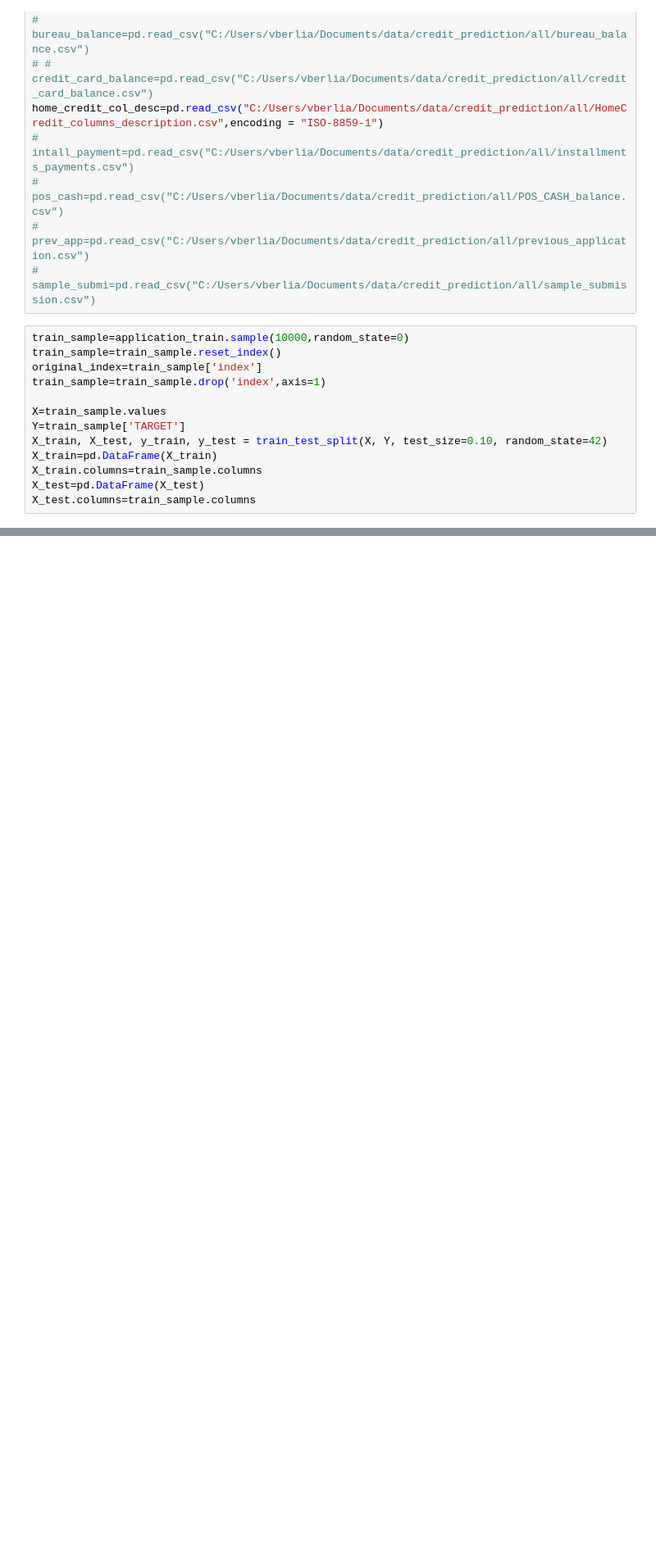
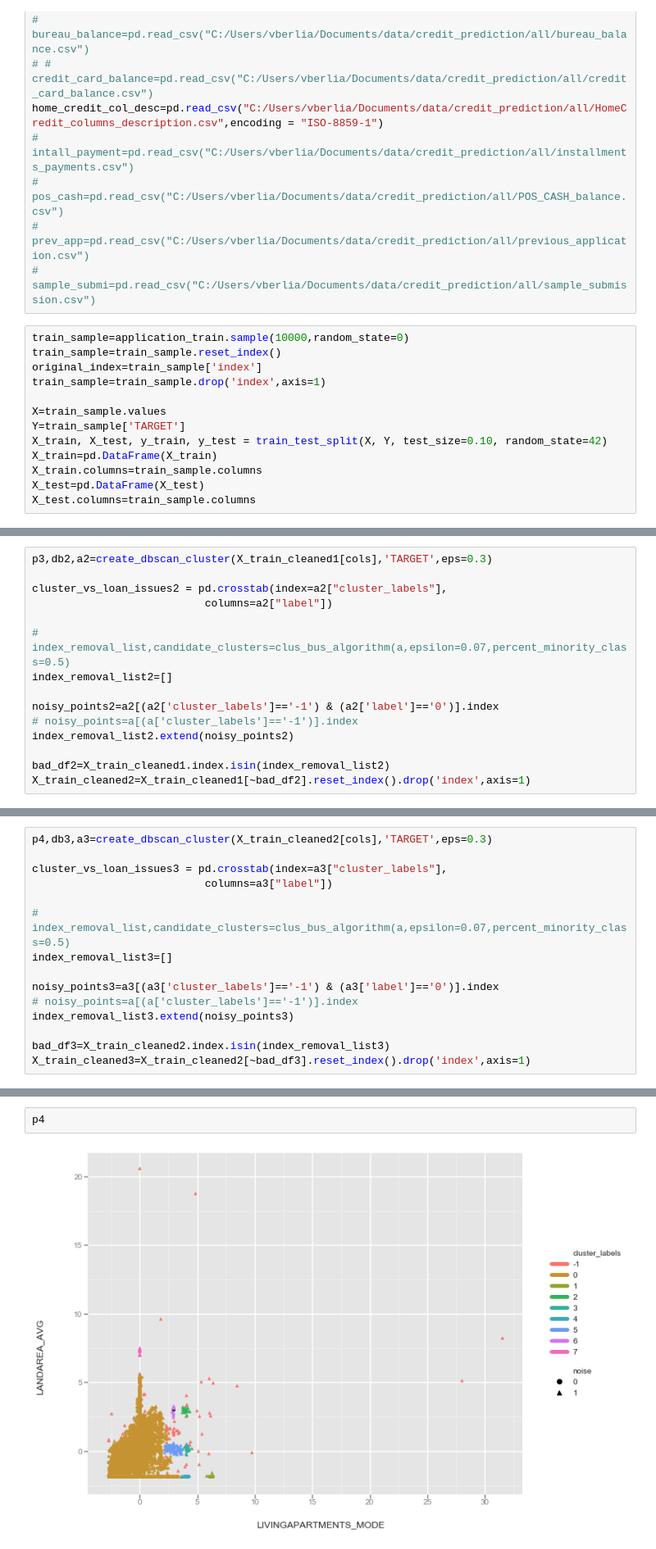
Before and after one commit to shanky221341/machine_learning, a Jupyter notebook: Notebooks/credit_predcition2.ipynb, the cells around one changed output, grey strips where cells are left out. Shown at 82% size. Saved outputs shown, nothing was run; the diff lists cells and outputs as text; blank space fills up the shorter version.

```diff
--- a/Notebooks/credit_predcition2.ipynb
+++ b/Notebooks/credit_predcition2.ipynb
@@ -306,0 +304,15 @@ all_report
+# %%
+p3,db2,a2=create_dbscan_cluster(X_train_cleaned1[cols],'TARGET',eps=0.3)
+
+cluster_vs_loan_issues2 = pd.crosstab(index=a2["cluster_labels"],
+                           columns=a2["label"])
+
+# index_removal_list,candidate_clusters=clus_bus_algorithm(a,epsilon=0.07,percent_minority_class=0.5)
+index_removal_list2=[]
+
+noisy_points2=a2[(a2['cluster_labels']=='-1') & (a2['label']=='0')].index
+# noisy_points=a[(a['cluster_labels']=='-1')].index
+index_removal_list2.extend(noisy_points2)
+
+bad_df2=X_train_cleaned1.index.isin(index_removal_list2)
+X_train_cleaned2=X_train_cleaned1[~bad_df2].reset_index().drop('index',axis=1)
@@ -306,0 +328,15 @@ all_report
+# %%
+p4,db3,a3=create_dbscan_cluster(X_train_cleaned2[cols],'TARGET',eps=0.3)
+
+cluster_vs_loan_issues3 = pd.crosstab(index=a3["cluster_labels"],
+                           columns=a3["label"])
+
+# index_removal_list,candidate_clusters=clus_bus_algorithm(a,epsilon=0.07,percent_minority_class=0.5)
+index_removal_list3=[]
+
+noisy_points3=a3[(a3['cluster_labels']=='-1') & (a3['label']=='0')].index
+# noisy_points=a[(a['cluster_labels']=='-1')].index
+index_removal_list3.extend(noisy_points3)
+
+bad_df3=X_train_cleaned2.index.isin(index_removal_list3)
+X_train_cleaned3=X_train_cleaned2[~bad_df3].reset_index().drop('index',axis=1)
@@ -306,0 +352,4 @@ all_report
+# %%
+p4
+# %% [output]
+[figure, added]
```
Also changed, not shown: parts of 70 cells of this notebook, 5 other files.
